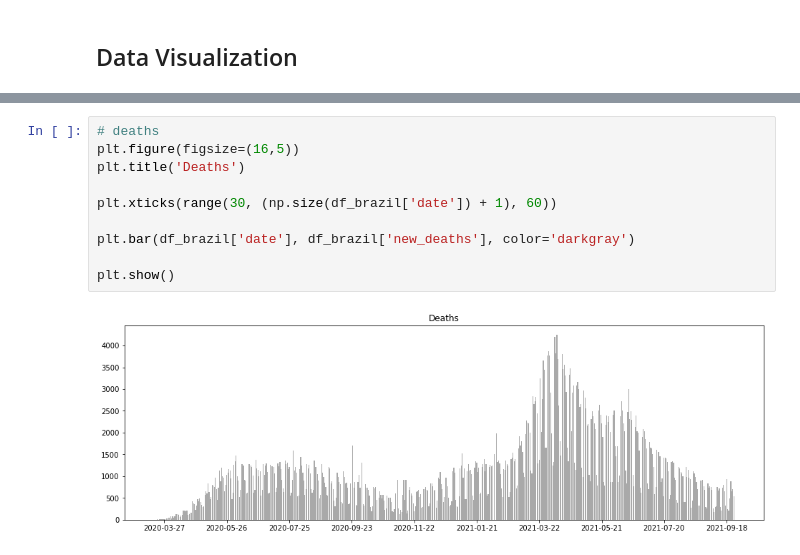
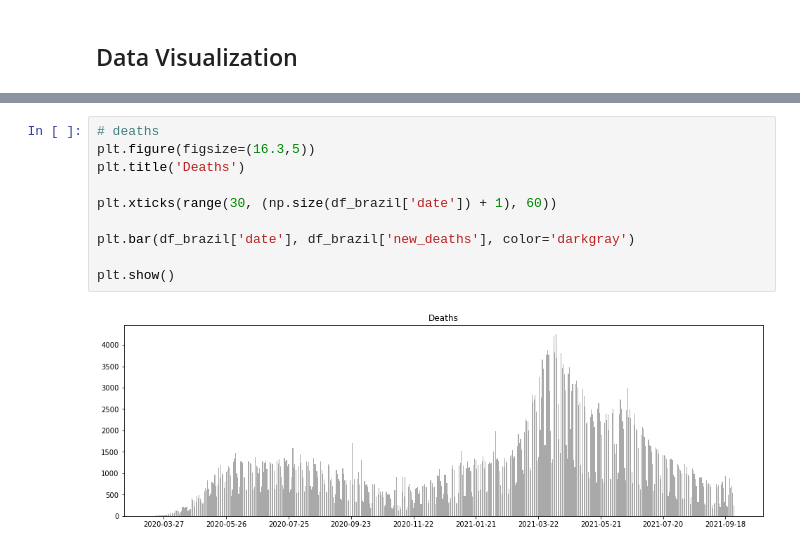
Before and after one commit to luanteleseng/covid-19, a Jupyter notebook: covid_data.ipynb, the cells around one changed output, grey strips where cells are left out. Drawn from its saved outputs; the diff is of its cells as text.

```diff
--- a/covid_data.ipynb
+++ b/covid_data.ipynb
@@ -114,12 +126,12 @@ People Fully Vaccinated: 40.36%
 # %%
 # deaths
-plt.figure(figsize=(16,5))
+plt.figure(figsize=(16.3,5))
 plt.title('Deaths')
 
 plt.xticks(range(30, (np.size(df_brazil['date']) + 1), 60))
 
 plt.bar(df_brazil['date'], df_brazil['new_deaths'], color='darkgray')
 
 plt.show()
 # %% [output]
-[figure, old version]
+[figure, new version]
```
Also changed, not shown: parts of 9 cells of this notebook.
